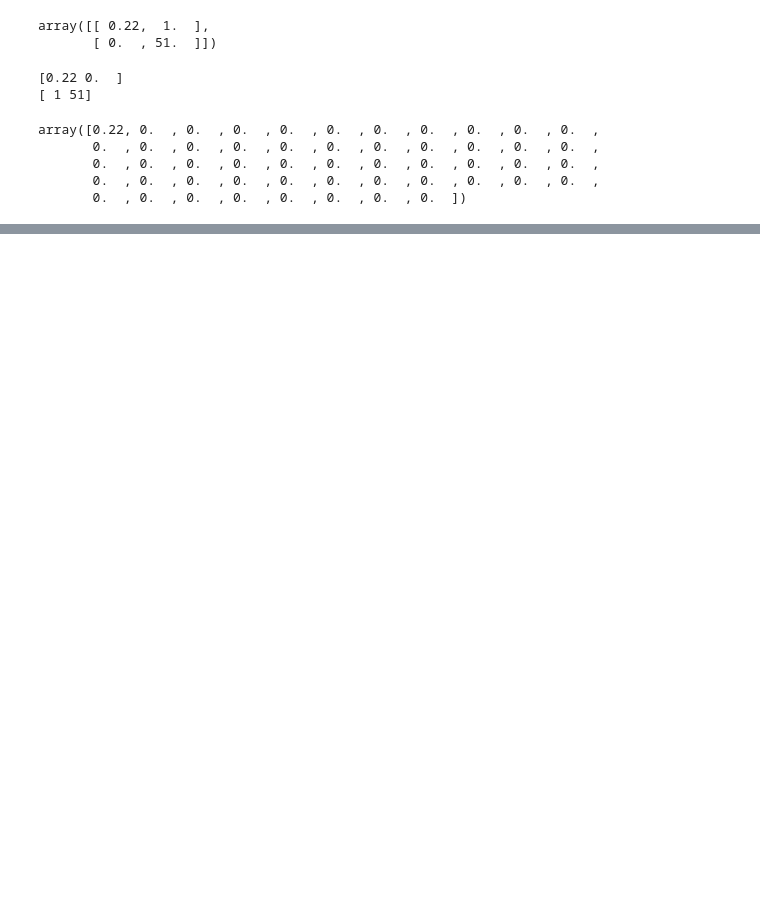
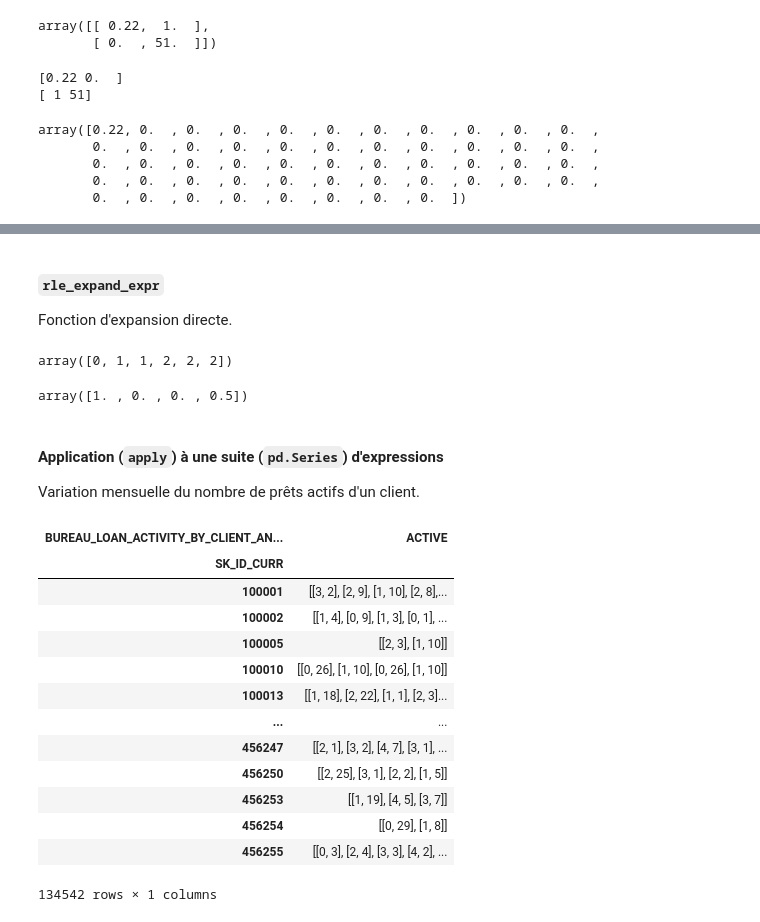
Before and after one commit to Franck-PepperLabs/pepper_credit_scoring_tool, a Jupyter notebook: notebooks/_lib/pepper/rle.ipynb, the cells around one changed output, grey strips where cells are left out. Saved outputs shown, nothing was run; the diff lists cells and outputs as text; code cells hidden in the pictures; blank space fills up the shorter version.

```diff
--- a/notebooks/_lib/pepper/rle.ipynb
+++ b/notebooks/_lib/pepper/rle.ipynb
@@ -377,0 +208,36 @@ print(result_values)
+# %% [markdown]
+#### **`rle_expand_expr`**
+
+Fonction d'expansion directe.
+# %%
+from pepper.rle import rle_expand
+
+display(rle_expand(((0, 1), (1, 2), (2, 3))))
+display(rle_expand([[1, 1], [0, 2], [.5, 1]]))
+# %% [output]
+array([0, 1, 1, 2, 2, 2])
+array([1. , 0. , 0. , 0.5])
+# %% [markdown]
+#### Application (`apply`) à une suite (`pd.Series`) d'expressions
+
+Variation mensuelle du nombre de prêts actifs d'un client.
+# %%
+from home_credit.tables import BureauBalance
+
+activity_variation = BureauBalance.rle_loan_activity_by_client_variation(from_file=False)
+display(activity_variation)
+# %% [output]
+| BUREAU_LOAN_ACTIVITY_BY_CLIENT_AN... | ACTIVE |
+| SK_ID_CURR |  |
+| 100001 | [[3, 2], [2, 9], [1, 10], [2, 8],... |
+| 100002 | [[1, 4], [0, 9], [1, 3], [0, 1], ... |
+| 100005 | [[2, 3], [1, 10]] |
+| 100010 | [[0, 26], [1, 10], [0, 26], [1, 10]] |
+| 100013 | [[1, 18], [2, 22], [1, 1], [2, 3]... |
+| ... | ... |
+| 456247 | [[2, 1], [3, 2], [4, 7], [3, 1], ... |
+| 456250 | [[2, 25], [3, 1], [2, 2], [1, 5]] |
+| 456253 | [[1, 19], [4, 5], [3, 7]] |
+| 456254 | [[0, 29], [1, 8]] |
+| 456255 | [[0, 3], [2, 4], [3, 3], [4, 2], ... |
+134542 rows × 1 columns
```
Also changed, not shown: parts of 76 cells of this notebook, 4 other files.
